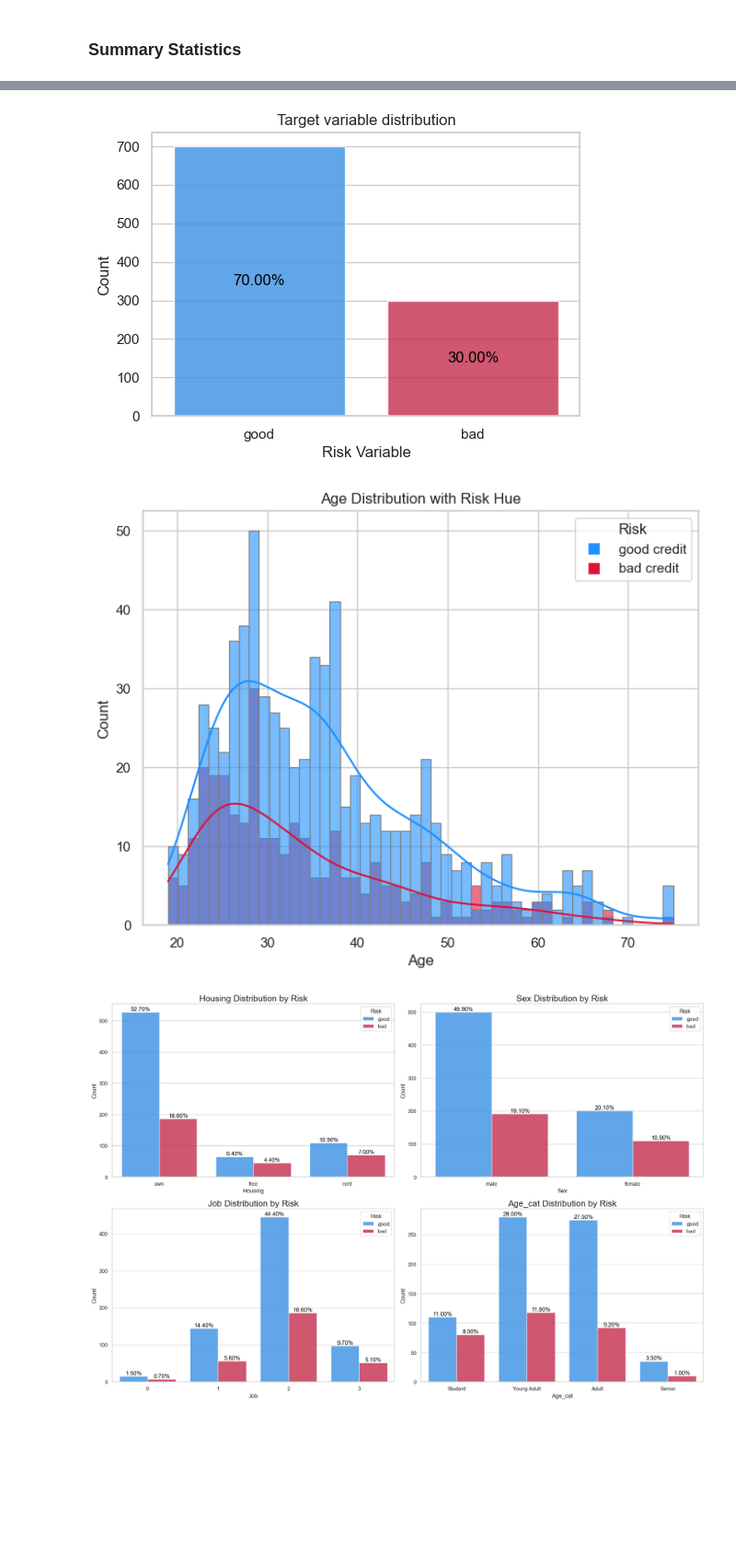
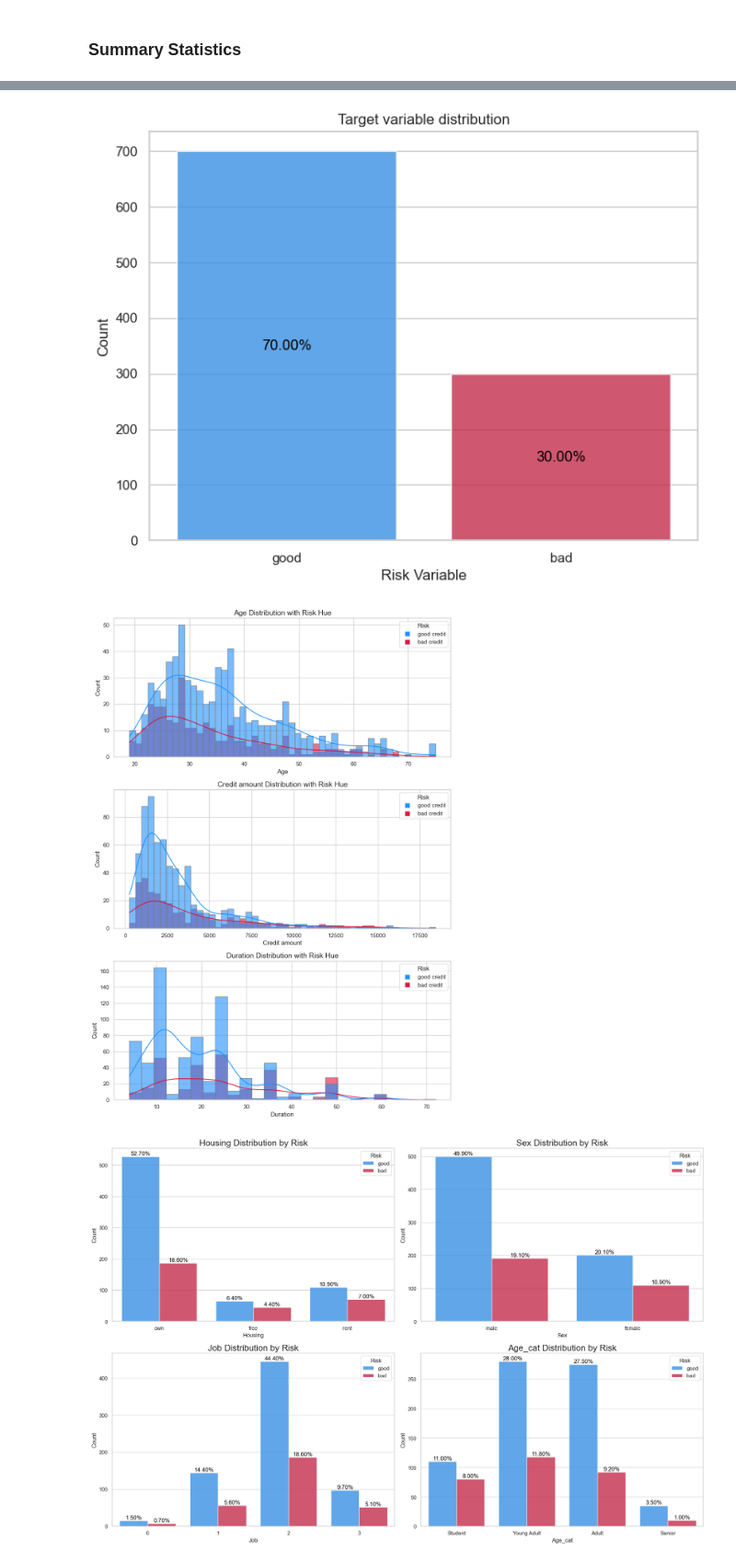
Before and after one commit to trevsauer/ADS-505_Final_Project_Team4, a Jupyter notebook: German_Credit_Risk_EDA.ipynb, the cells around one changed output, grey strips where cells are left out. Shown: that part at 92% size. Drawn from its saved outputs; the diff is of its cells as text; code cells hidden in the pictures; blank space fills up the shorter version.

```diff
--- a/German_Credit_Risk_EDA.ipynb
+++ b/German_Credit_Risk_EDA.ipynb
@@ -82,44 +82,55 @@ Dataset Shape: (1000, 9)
 # %%
 # Calculate the counts for 'good' and 'bad' credit
 counts = df['Risk'].value_counts()
 
 # Calculate the percentages
 total_count = counts.sum()
 percentages = (counts / total_count) * 100
 
 # Create a bar chart with percentages in the center of each bar using Seaborn
-plt.figure(figsize=(6, 4))
+plt.figure(figsize=(8, 6))
 sns.set(style="whitegrid")
 ax = sns.barplot(x=counts.index, y=counts.values, palette=['dodgerblue', 'crimson'], alpha=0.8)
 plt.xlabel('Risk Variable')
 plt.ylabel('Count')
 plt.title('Target variable distribution')
 
 # Add percentages at the center of each bar
 for bar, percentage in zip(ax.patches, percentages):
     plt.text(bar.get_x() + bar.get_width() / 2, bar.get_height() / 2, f'{percentage:.2f}%',
              ha='center', va='center', fontsize=12, color='black')
 
 plt.show()
 # %% [output]
-[figure, old version]
+[figure, new version]
 # %%
-# Create a histogram with 'Age' column and 'Risk' as the hue
-plt.figure(figsize=(8, 6))
-with warnings.catch_warnings(): # Temporarily filter out the warning
-    warnings.filterwarnings("ignore", category=UserWarning)
-    sns.histplot(data=df, x='Age', hue='Risk', alpha=0.6, element='bars', bins=50,
-                 palette={'good': 'dodgerblue', 'bad': 'crimson'}, edgecolor='grey', kde=True, legend=True)
-plt.xlabel('Age')
-plt.ylabel('Count')
-plt.title('Age Distribution with Risk Hue')
-legend_labels = ['good credit', 'bad credit']
-legend_colors = ['dodgerblue', 'crimson']
-legend_handles = [plt.Line2D([0], [0], marker='s', color='w', markerfacecolor=color, markersize=10, label=label) for color, label in zip(legend_colors, legend_labels)]
-plt.legend(handles=legend_handles, title='Risk')
+# Create a 3x1 grid of histograms with different bin counts
+fig, axes = plt.subplots(3, 1, figsize=(10, 14))
+# Columns to plot and their corresponding bin counts
+columns_to_plot = ['Age', 'Credit amount', 'Duration']
+bin_counts = [50, 50, 25]  # Adjust the bin counts as needed
+
+# Loop through columns and create histograms with specified bin counts
+for i, (column, bins) in enumerate(zip(columns_to_plot, bin_counts)):
+    ax = axes[i]
+    sns.histplot(data=df, x=column, hue='Risk', alpha=0.6, element='bars', bins=bins,
+                 palette={'good': 'dodgerblue', 'bad': 'crimson'}, edgecolor='grey', kde=True, legend=True, ax=ax)
+    ax.set_xlabel(column)
+    ax.set_ylabel('Count')
+
+    # Adjust the title font size
+    ax.set_title(f'{column} Distribution with Risk Hue', fontsize=14)  # Change the fontsize here
+
+    legend_labels = ['good credit', 'bad credit']
+    legend_colors = ['dodgerblue', 'crimson']
+    legend_handles = [plt.Line2D([0], [0], marker='s', color='w', markerfacecolor=color, markersize=10, label=label) for color, label in zip(legend_colors, legend_labels)]
+    ax.legend(handles=legend_handles, title='Risk')
+
+# Adjust spacing between subplots
+plt.tight_layout()
 plt.show()
 # %% [output]
-[figure, old version]
+[figure, new version]
 # %%
 # Create a 2x2 grid of count plots
 fig, axes = plt.subplots(2, 2, figsize=(18, 12))
```
